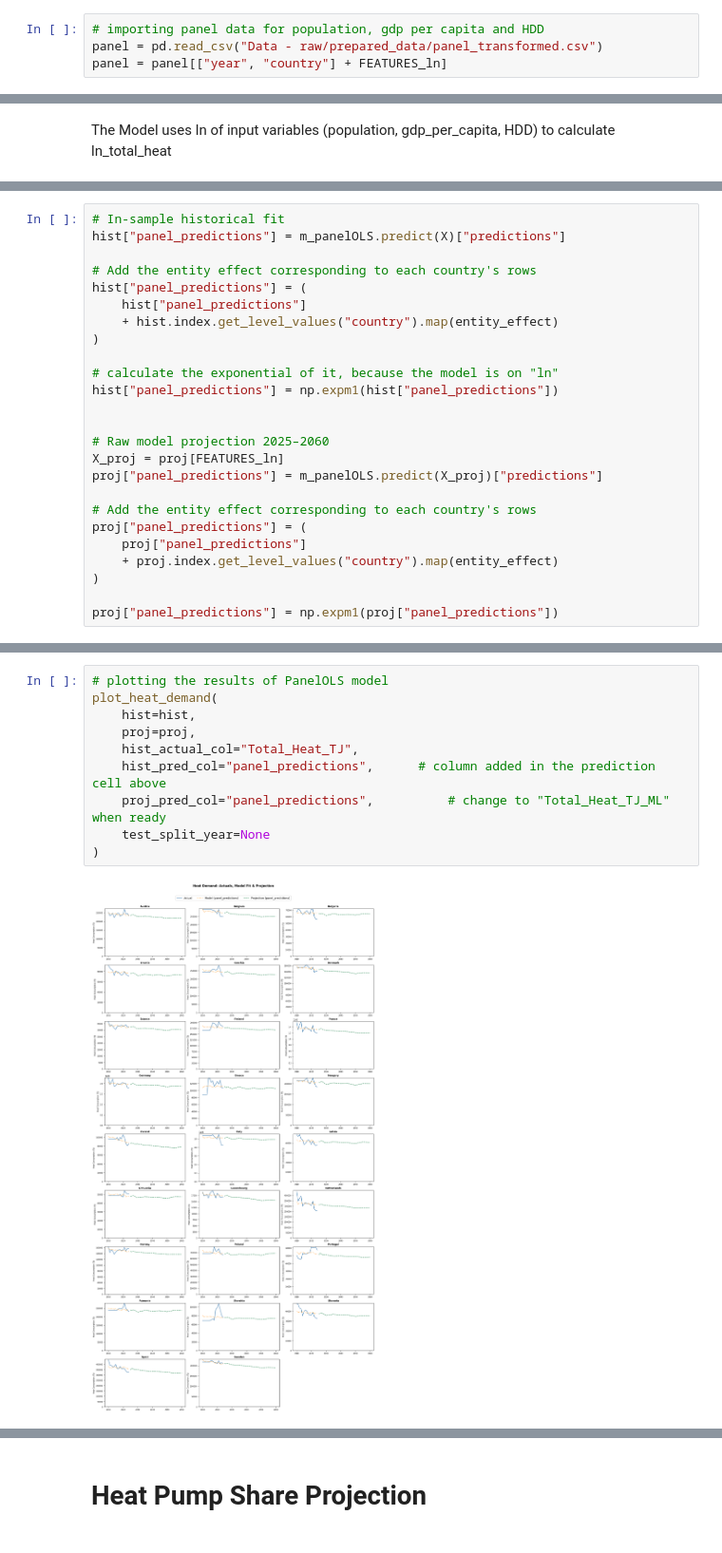
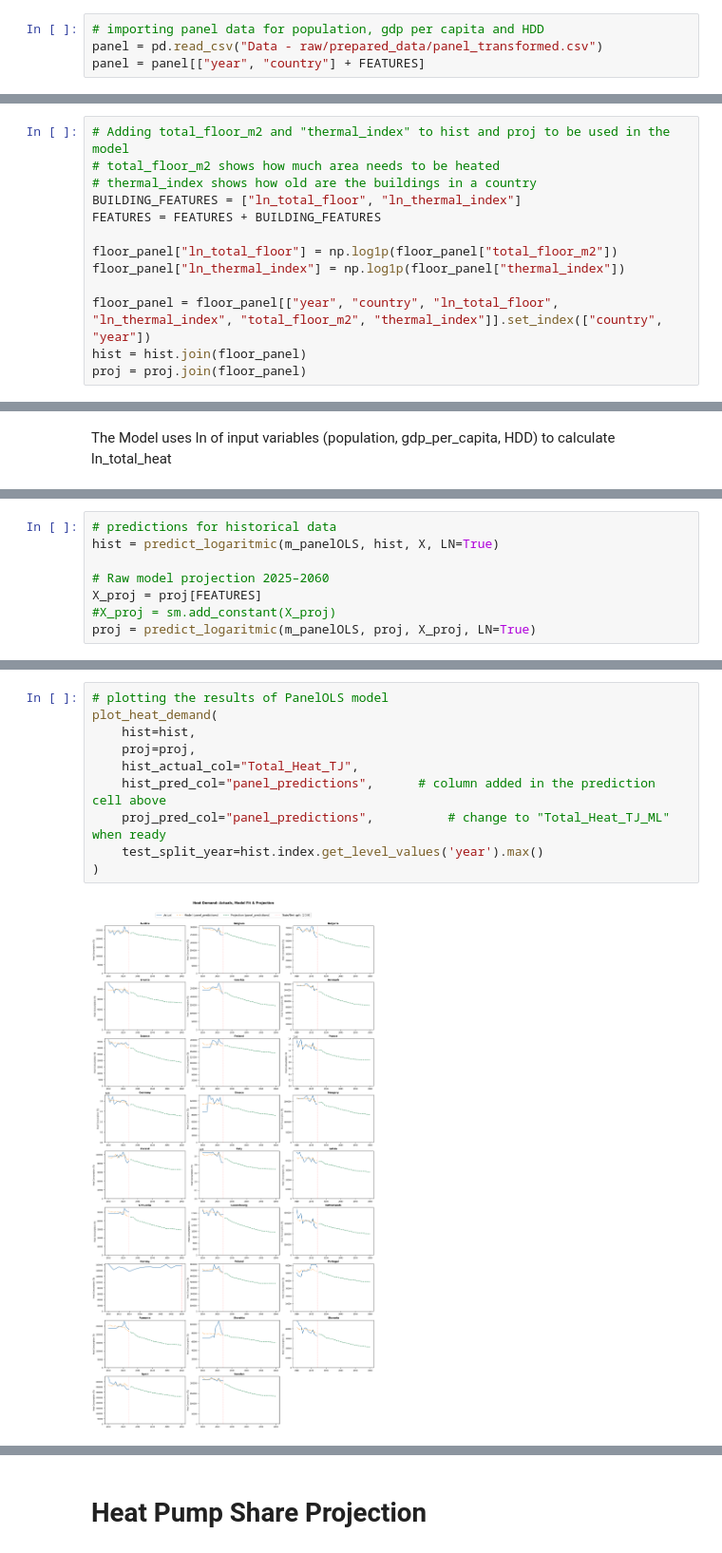
Before and after one commit to morteezzaa/demand_forecast_MA, a Jupyter notebook: heat_pump_ols.ipynb, the cells around one changed output, grey strips where cells are left out. Shown at 95% size. Drawn from its saved outputs; the diff is of its cells as text.

Commit message:
Update PanelOLS Model HP & Building_Rest using floor data yearly

```diff
--- a/heat_pump_ols.ipynb
+++ b/heat_pump_ols.ipynb
@@ -194,7 +196,7 @@ heat_demand
 # %%
 # importing panel data for population, gdp per capita and HDD
 panel = pd.read_csv("Data - raw/prepared_data/panel_transformed.csv")
-panel = panel[["year", "country"] + FEATURES_ln]
+panel = panel[["year", "country"] + FEATURES]
 # %%
 # creating the training set of histroical data
 hist = panel[panel.year <= 2024]
@@ -409,2 +474,15 @@ bso
+# %%
+# Adding total_floor_m2 and "thermal_index" to hist and proj to be used in the model
+# total_floor_m2 shows how much area needs to be heated
+# thermal_index shows how old are the buildings in a country
+BUILDING_FEATURES = ["ln_total_floor", "ln_thermal_index"]
+FEATURES = FEATURES + BUILDING_FEATURES
+
+floor_panel["ln_total_floor"] = np.log1p(floor_panel["total_floor_m2"])
+floor_panel["ln_thermal_index"] = np.log1p(floor_panel["thermal_index"])
+
+floor_panel = floor_panel[["year", "country", "ln_total_floor", "ln_thermal_index", "total_floor_m2", "thermal_index"]].set_index(["country", "year"])
+hist = hist.join(floor_panel)
+proj = proj.join(floor_panel)
 # %% [markdown]
 # Model
@@ -528,28 +635,11 @@ hist
 # %%
-# In-sample historical fit
-hist["panel_predictions"] = m_panelOLS.predict(X)["predictions"]
-
-# Add the entity effect corresponding to each country's rows
-hist["panel_predictions"] = (
-    hist["panel_predictions"]
-    + hist.index.get_level_values("country").map(entity_effect)
-)
-
-# calculate the exponential of it, because the model is on "ln"
-hist["panel_predictions"] = np.expm1(hist["panel_predictions"])
-
+# predictions for historical data
+hist = predict_logaritmic(m_panelOLS, hist, X, LN=True)
 
 # Raw model projection 2025–2060
-X_proj = proj[FEATURES_ln]
-proj["panel_predictions"] = m_panelOLS.predict(X_proj)["predictions"]
-
-# Add the entity effect corresponding to each country's rows
-proj["panel_predictions"] = (
-    proj["panel_predictions"]
-    + proj.index.get_level_values("country").map(entity_effect)
-)
-
-proj["panel_predictions"] = np.expm1(proj["panel_predictions"])
+X_proj = proj[FEATURES]
+#X_proj = sm.add_constant(X_proj)
+proj = predict_logaritmic(m_panelOLS, proj, X_proj, LN=True)
 # %%
 hist
 # %% [output]
@@ -570,12 +660,12 @@ hist
 # %%
 # plotting the results of PanelOLS model
 plot_heat_demand(
     hist=hist,
     proj=proj,
     hist_actual_col="Total_Heat_TJ",
     hist_pred_col="panel_predictions",      # column added in the prediction cell above
     proj_pred_col="panel_predictions",          # change to "Total_Heat_TJ_ML" when ready
-    test_split_year=None
+    test_split_year=hist.index.get_level_values('year').max()
 )
 # %% [output]
-[figure, old version]
+[figure, new version]
```
Also changed, not shown: parts of 29 cells of this notebook, 5 other files.
